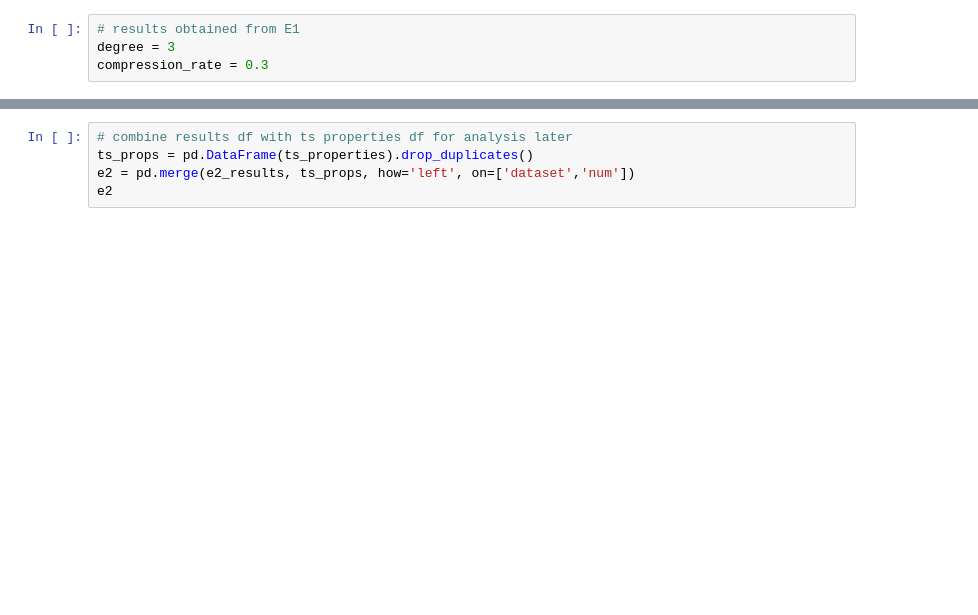
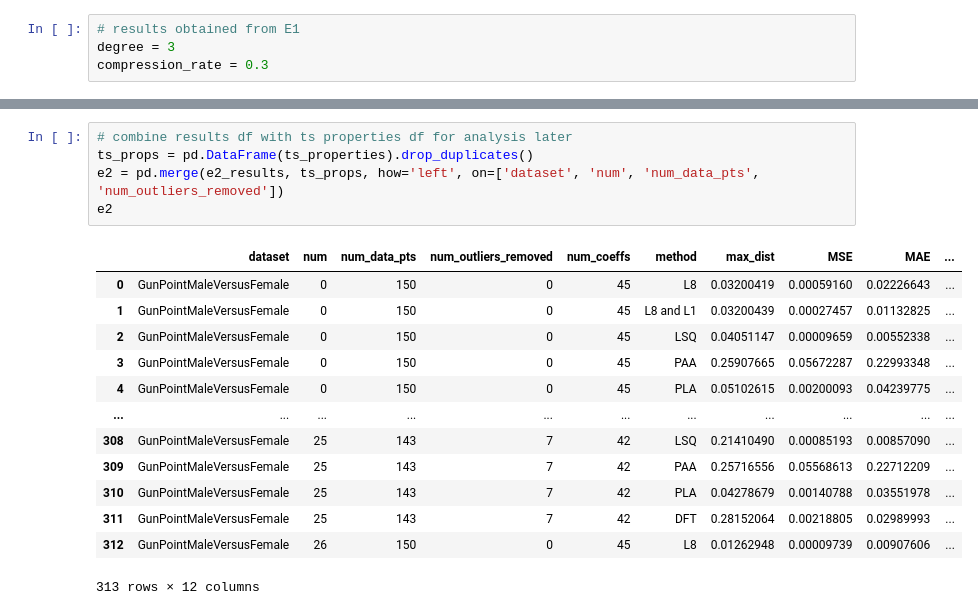
Before and after one commit to veropossumus/splineRegressionExperiments, a Jupyter notebook: experiment_2.ipynb, the cells around one changed output, grey strips where cells are left out. Saved outputs shown, nothing was run; the diff lists cells and outputs as text; blank space fills up the shorter version.

```diff
--- a/experiment_2.ipynb
+++ b/experiment_2.ipynb
@@ -219,8 +265,22 @@ mean_values"""
 # %%
 # combine results df with ts properties df for analysis later
 ts_props = pd.DataFrame(ts_properties).drop_duplicates()
-e2 = pd.merge(e2_results, ts_props, how='left', on=['dataset','num'])
+e2 = pd.merge(e2_results, ts_props, how='left', on=['dataset', 'num', 'num_data_pts', 'num_outliers_removed'])
 e2
+# %% [output]
+|  | dataset | num | num_data_pts | num_outliers_removed | num_coeffs | method | max_dist | MSE | MAE | ... |
+| 0 | GunPointMaleVersusFemale | 0 | 150 | 0 | 45 | L8 | 0.03200419 | 0.00059160 | 0.02226643 | ... |
+| 1 | GunPointMaleVersusFemale | 0 | 150 | 0 | 45 | L8 and L1 | 0.03200439 | 0.00027457 | 0.01132825 | ... |
+| 2 | GunPointMaleVersusFemale | 0 | 150 | 0 | 45 | LSQ | 0.04051147 | 0.00009659 | 0.00552338 | ... |
+| 3 | GunPointMaleVersusFemale | 0 | 150 | 0 | 45 | PAA | 0.25907665 | 0.05672287 | 0.22993348 | ... |
+| 4 | GunPointMaleVersusFemale | 0 | 150 | 0 | 45 | PLA | 0.05102615 | 0.00200093 | 0.04239775 | ... |
+| ... | ... | ... | ... | ... | ... | ... | ... | ... | ... | ... |
+| 308 | GunPointMaleVersusFemale | 25 | 143 | 7 | 42 | LSQ | 0.21410490 | 0.00085193 | 0.00857090 | ... |
+| 309 | GunPointMaleVersusFemale | 25 | 143 | 7 | 42 | PAA | 0.25716556 | 0.05568613 | 0.22712209 | ... |
+| 310 | GunPointMaleVersusFemale | 25 | 143 | 7 | 42 | PLA | 0.04278679 | 0.00140788 | 0.03551978 | ... |
+| 311 | GunPointMaleVersusFemale | 25 | 143 | 7 | 42 | DFT | 0.28152064 | 0.00218805 | 0.02989993 | ... |
+| 312 | GunPointMaleVersusFemale | 26 | 150 | 0 | 45 | L8 | 0.01262948 | 0.00009739 | 0.00907606 | ... |
+313 rows × 12 columns
 # %%
 df_no_outliers = e2[e2['num_outliers_removed'] > 0]
 df_with_outliers = e2[e2['num_outliers_removed'] == 0]
```
Also changed, not shown: parts of 10 cells of this notebook, 1 other file.
